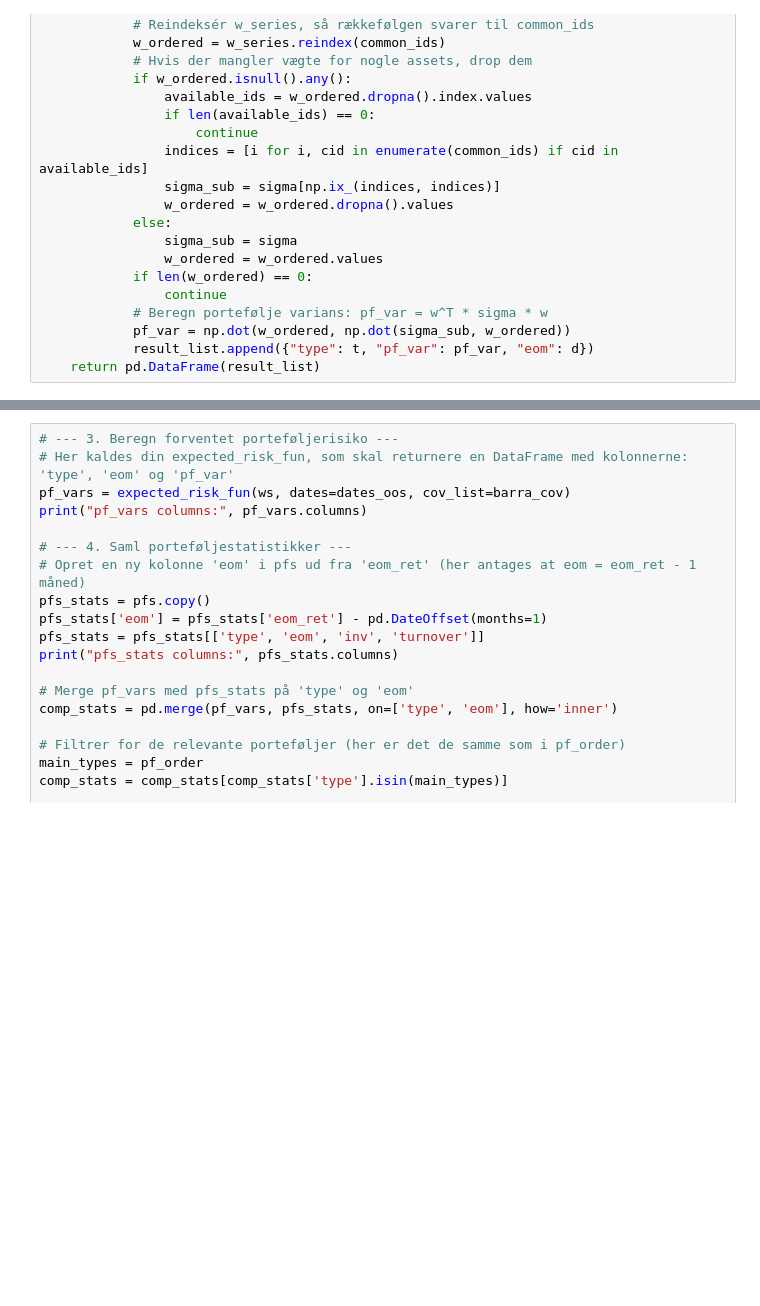
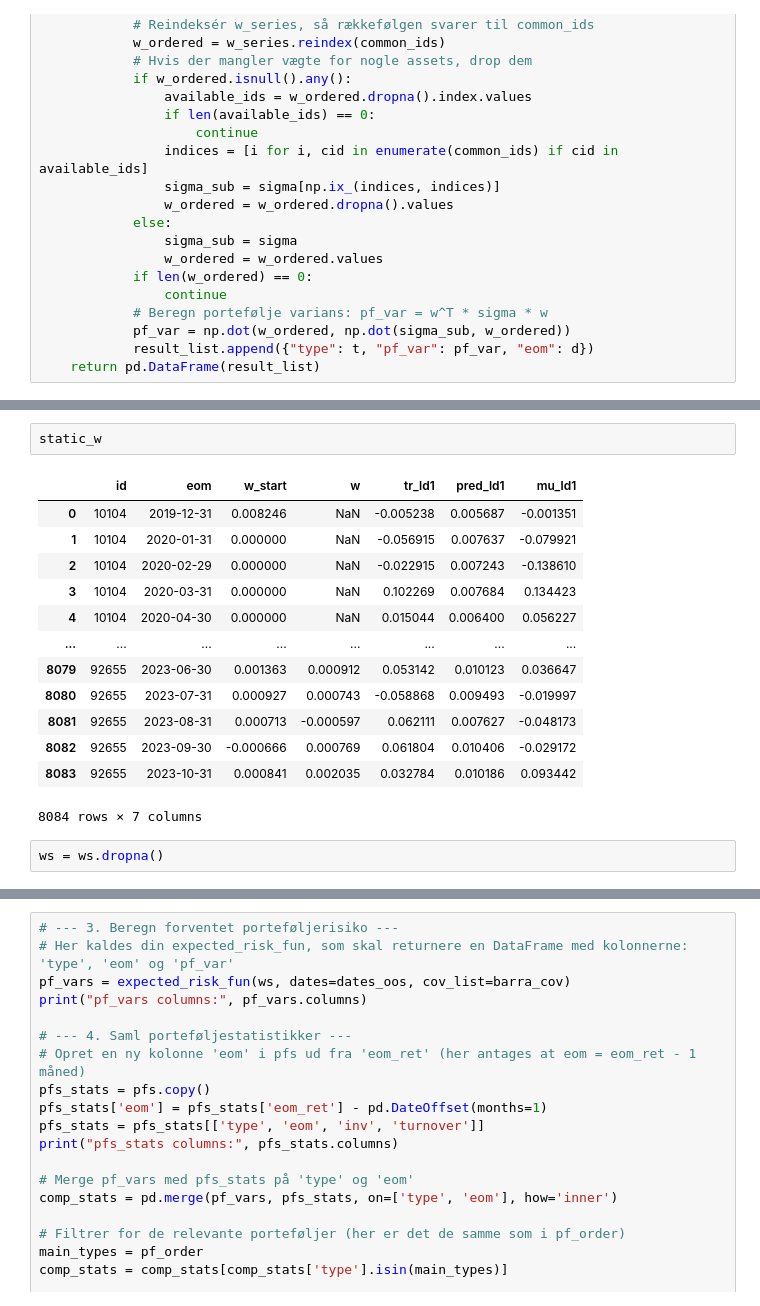
Before and after one commit to Hedegaard9/Master, a Jupyter notebook: Base analysis_plots.ipynb, the cells around one changed output, grey strips where cells are left out. Drawn from its saved outputs; the diff is of its cells as text; blank space fills up the shorter version.

```diff
--- a/Base analysis_plots.ipynb
+++ b/Base analysis_plots.ipynb
@@ -541,3 +624,21 @@ def expected_risk_fun(ws, dates, cov_list):
+# %%
+static_w
+# %% [output]
+|  | id | eom | w_start | w | tr_ld1 | pred_ld1 | mu_ld1 |
+| 0 | 10104 | 2019-12-31 | 0.008246 | NaN | -0.005238 | 0.005687 | -0.001351 |
+| 1 | 10104 | 2020-01-31 | 0.000000 | NaN | -0.056915 | 0.007637 | -0.079921 |
+| 2 | 10104 | 2020-02-29 | 0.000000 | NaN | -0.022915 | 0.007243 | -0.138610 |
+| 3 | 10104 | 2020-03-31 | 0.000000 | NaN | 0.102269 | 0.007684 | 0.134423 |
+| 4 | 10104 | 2020-04-30 | 0.000000 | NaN | 0.015044 | 0.006400 | 0.056227 |
+| ... | ... | ... | ... | ... | ... | ... | ... |
+| 8079 | 92655 | 2023-06-30 | 0.001363 | 0.000912 | 0.053142 | 0.010123 | 0.036647 |
+| 8080 | 92655 | 2023-07-31 | 0.000927 | 0.000743 | -0.058868 | 0.009493 | -0.019997 |
+| 8081 | 92655 | 2023-08-31 | 0.000713 | -0.000597 | 0.062111 | 0.007627 | -0.048173 |
+| 8082 | 92655 | 2023-09-30 | -0.000666 | 0.000769 | 0.061804 | 0.010406 | -0.029172 |
+| 8083 | 92655 | 2023-10-31 | 0.000841 | 0.002035 | 0.032784 | 0.010186 | 0.093442 |
+8084 rows × 7 columns
+# %%
+ws = ws.dropna()
 # %%
 import pandas as pd
 import numpy as np
```
Also changed, not shown: parts of 20 cells of this notebook, 3 other files.
